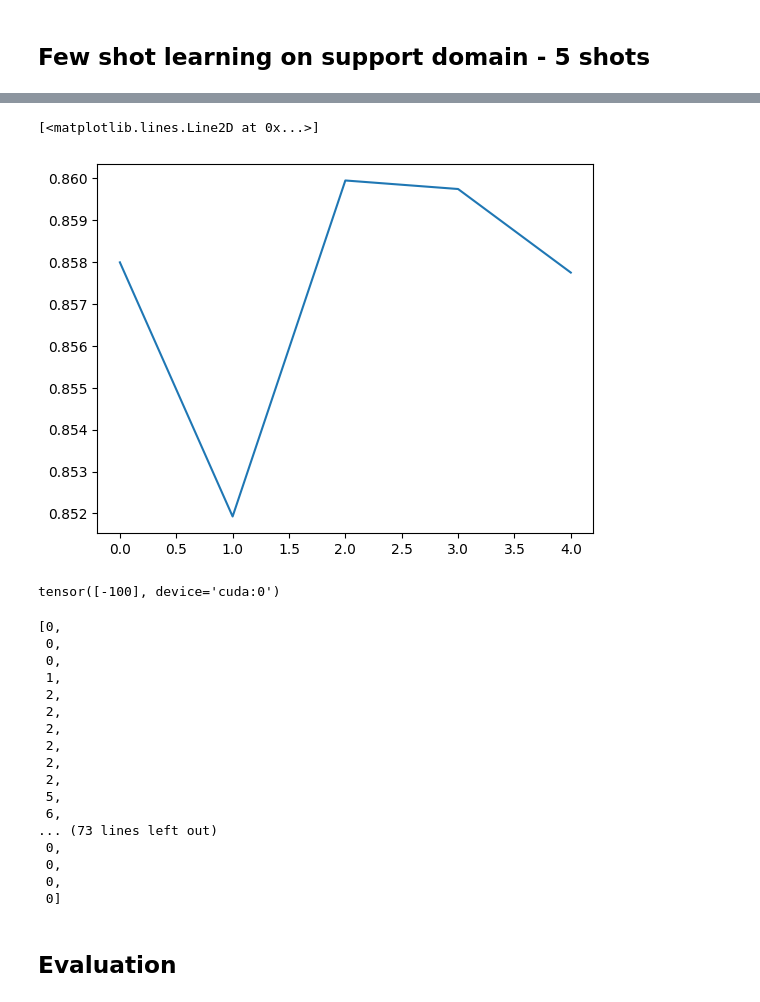
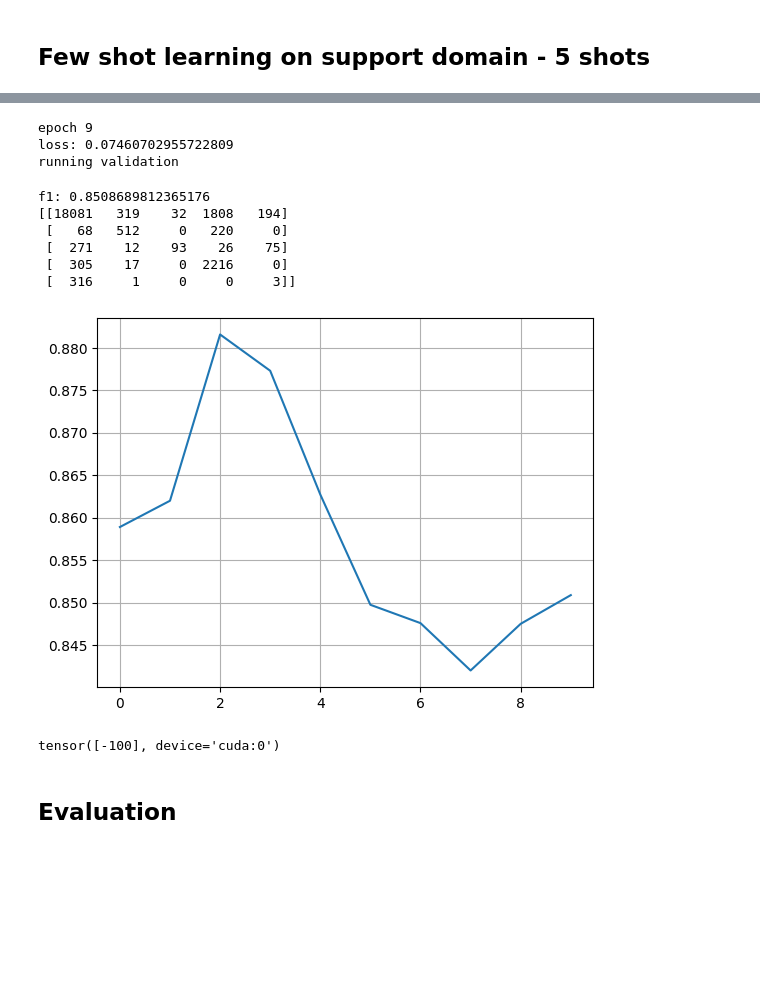
Before and after one commit to peulsilva/few-shot-learning-transformers, a Jupyter notebook: notebooks/few_shot_ner/container/02-sroie+funsd.ipynb, the cells around one changed output, grey strips where cells are left out. Saved outputs shown, nothing was run; the diff lists cells and outputs as text; code cells hidden in the pictures; blank space fills up the shorter version.

```diff
--- a/notebooks/few_shot_ner/container/02-sroie+funsd.ipynb
+++ b/notebooks/few_shot_ner/container/02-sroie+funsd.ipynb
@@ -568,0 +199,6 @@ f1: 0.8327995134806406
+# %%
+history = trainer.train_on_support_set(
+    support_df,
+    val_df,
+    n_shots=2
+)
@@ -701,17 +260,0 @@ support_dataset['train'].features['ner_tags'].feature.names
-# %%
-n_shots = 5
-# valid_labels_funsd = {
-#     0: 0,
-#     1:1,
-#     2:1,
-#     3:2,
-#     4:2,
-#     5:3,
-#     6:3
-# }
-
-support_df = ImageLayoutDataset(
-    support_dataset['train'],
-    tokenizer,
-    valid_labels_keymap=valid_labels_funsd
-)
@@ -751,7 +260,0 @@ True
-# %%
-val_df = ImageLayoutDataset(
-    support_dataset['train'],
-    tokenizer,
-    tokenize_all_labels=True,
-    valid_labels_keymap=valid_labels_funsd
-)
@@ -939,32 +261,28 @@ f1: 0.8577475680735887
+# %%
+history = trainer.train_on_support_set(
+    support_df,
+    val_df,
+    n_shots=5
+)
+# %% [output]
+epoch 9
+loss: 0.07460702955722809
+running validation
+f1: 0.8508689812365176
+[[18081   319    32  1808   194]
+ [   68   512     0   220     0]
+ [  271    12    93    26    75]
+ [  305    17     0  2216     0]
+ [  316     1     0     0     3]]
 # %%
 plt.plot(history)
+plt.grid()
 # %% [output]
-[<matplotlib.lines.Line2D at 0x...>]
-[figure, old version]
+[figure, new version]
 # %%
 val_df[0]['labels'][:,0]
 # %% [output]
 tensor([-100], device='cuda:0')
-# %%
-support_dataset['train']['ner_tags'][0]
-# %% [output]
-[0,
- 0,
- 0,
- 1,
- 2,
- 2,
- 2,
- 2,
- 2,
- 2,
- 5,
- 6,
-... (73 lines left out)
- 0,
- 0,
- 0,
- 0]
 # %% [markdown]
 ## Evaluation
 # %%
```
Also changed, not shown: parts of 65 cells of this notebook, 7 other files.
